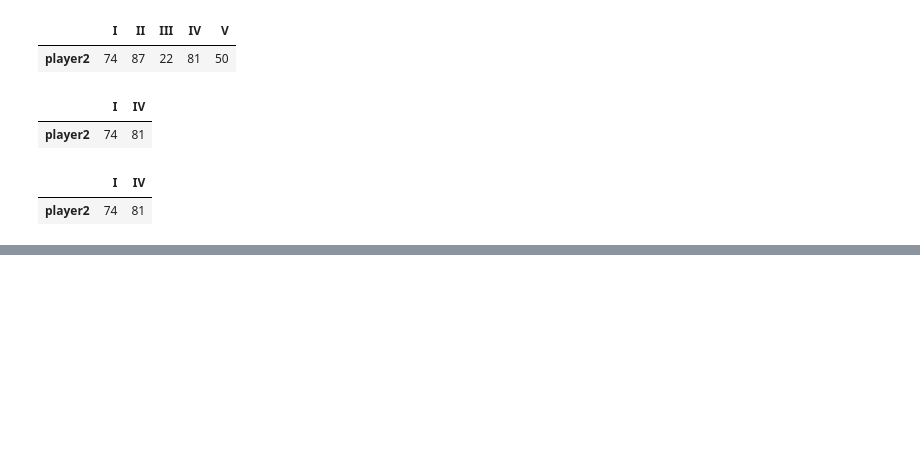
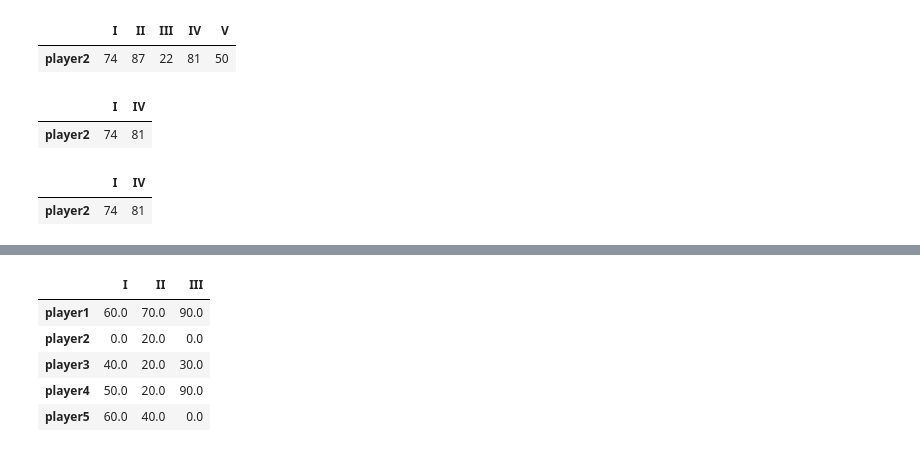
Before and after one commit to yusufshakeel/python-bootcamp, a Jupyter notebook: pandas/pandas-intro.ipynb, the cells around one changed output, grey strips where cells are left out. Saved outputs shown, nothing was run; the diff lists cells and outputs as text; code cells hidden in the pictures; blank space fills up the shorter version.

```diff
--- a/pandas/pandas-intro.ipynb
+++ b/pandas/pandas-intro.ipynb
@@ -334,0 +375,10 @@ df[(df['I'] > 50) & (df['IV'] > 50)][['I','IV']]
+# %%
+# fill missing values with 0
+df.fillna(value=0)
+# %% [output]
+|  | I | II | III |
+| player1 | 60.0 | 70.0 | 90.0 |
+| player2 | 0.0 | 20.0 | 0.0 |
+| player3 | 40.0 | 20.0 | 30.0 |
+| player4 | 50.0 | 20.0 | 90.0 |
+| player5 | 60.0 | 40.0 | 0.0 |
```
Also changed, not shown: parts of 4 cells of this notebook.
